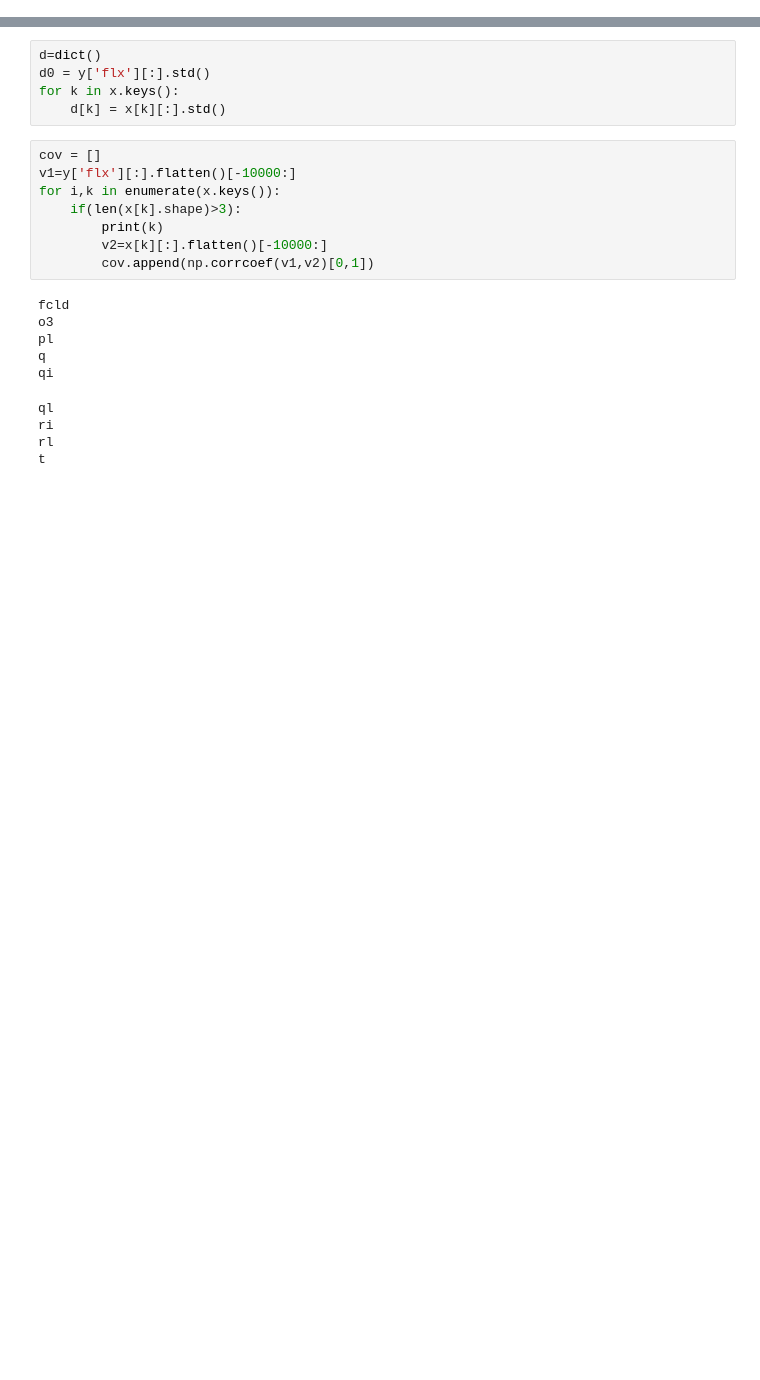
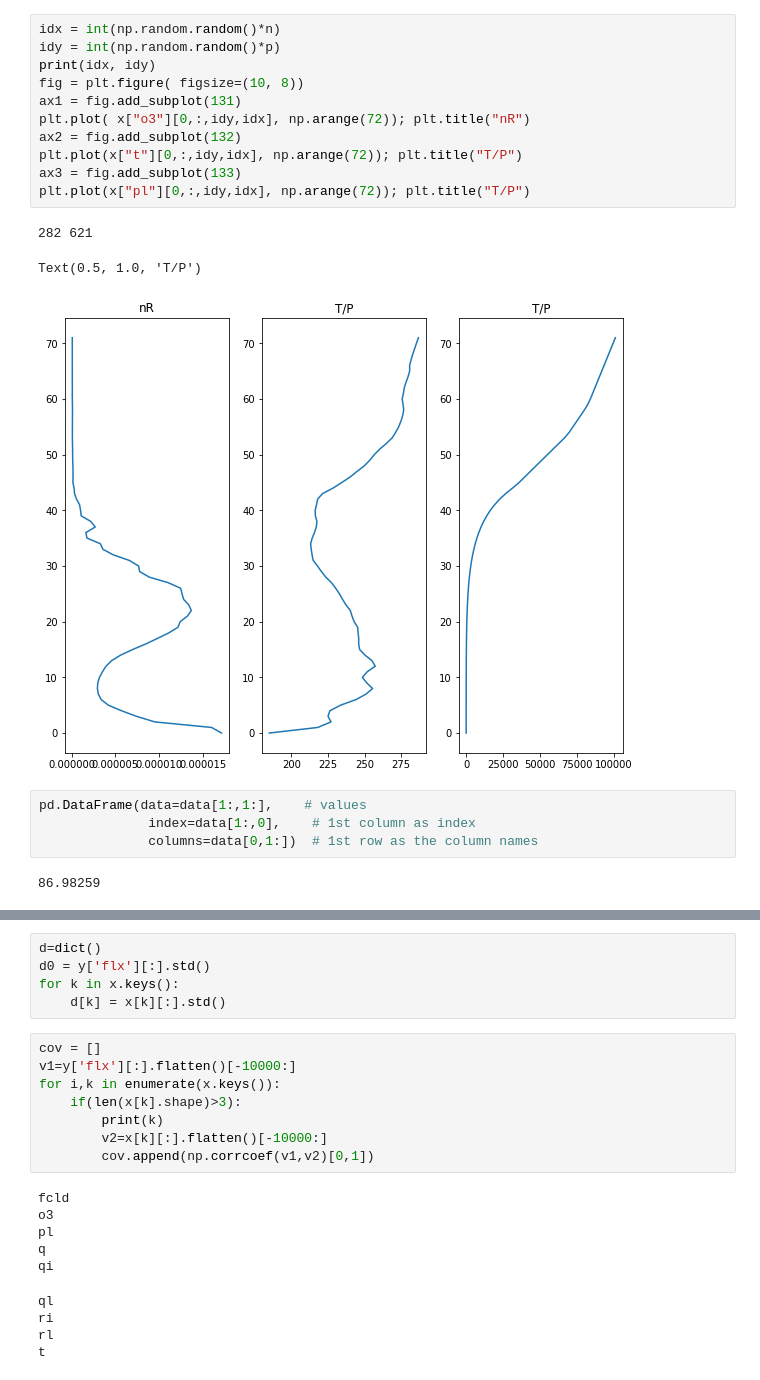
Before and after one commit to VIsh76/FLX_NN_emulation, a Jupyter notebook: DataChecking.ipynb, the cells around one changed output, grey strips where cells are left out. Saved outputs shown, nothing was run; the diff lists cells and outputs as text; blank space fills up the shorter version.

```diff
--- a/DataChecking.ipynb
+++ b/DataChecking.ipynb
@@ -45,0 +94,21 @@ plt.show()
+# %%
+idx = int(np.random.random()*n)
+idy = int(np.random.random()*p)
+print(idx, idy)
+fig = plt.figure( figsize=(10, 8))
+ax1 = fig.add_subplot(131)
+plt.plot( x["o3"][0,:,idy,idx], np.arange(72)); plt.title("nR")
+ax2 = fig.add_subplot(132)
+plt.plot(x["t"][0,:,idy,idx], np.arange(72)); plt.title("T/P")
+ax3 = fig.add_subplot(133)
+plt.plot(x["pl"][0,:,idy,idx], np.arange(72)); plt.title("T/P")
+# %% [output]
+282 621
+Text(0.5, 1.0, 'T/P')
+[figure, added]
+# %%
+pd.DataFrame(data=data[1:,1:],    # values
+              index=data[1:,0],    # 1st column as index
+              columns=data[0,1:])  # 1st row as the column names
+# %% [output]
+86.98259
```
Also changed, not shown: parts of 21 cells of this notebook, 9 other files.
